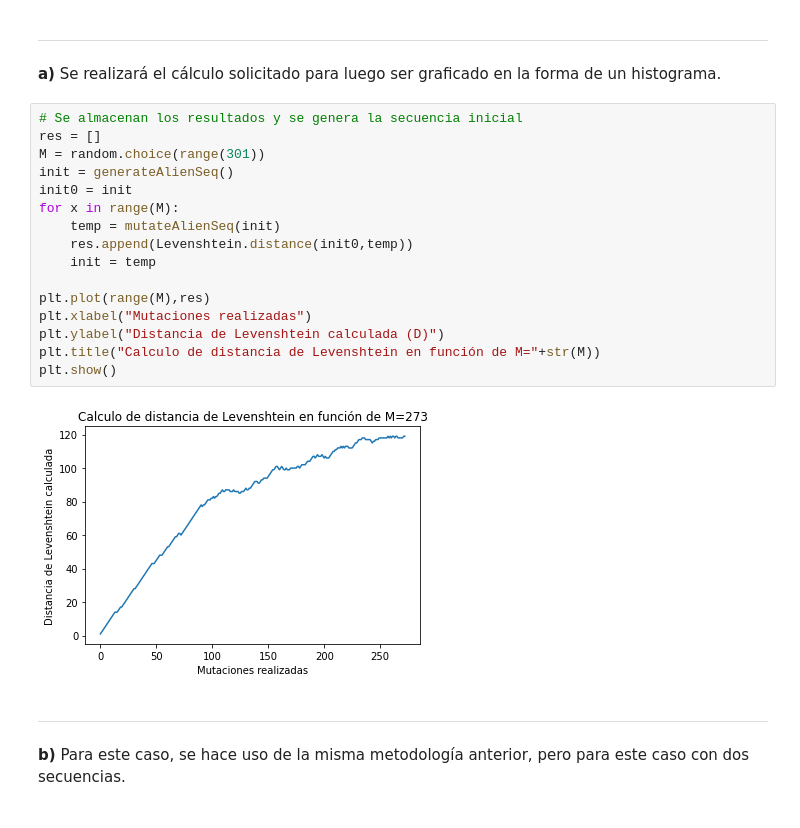
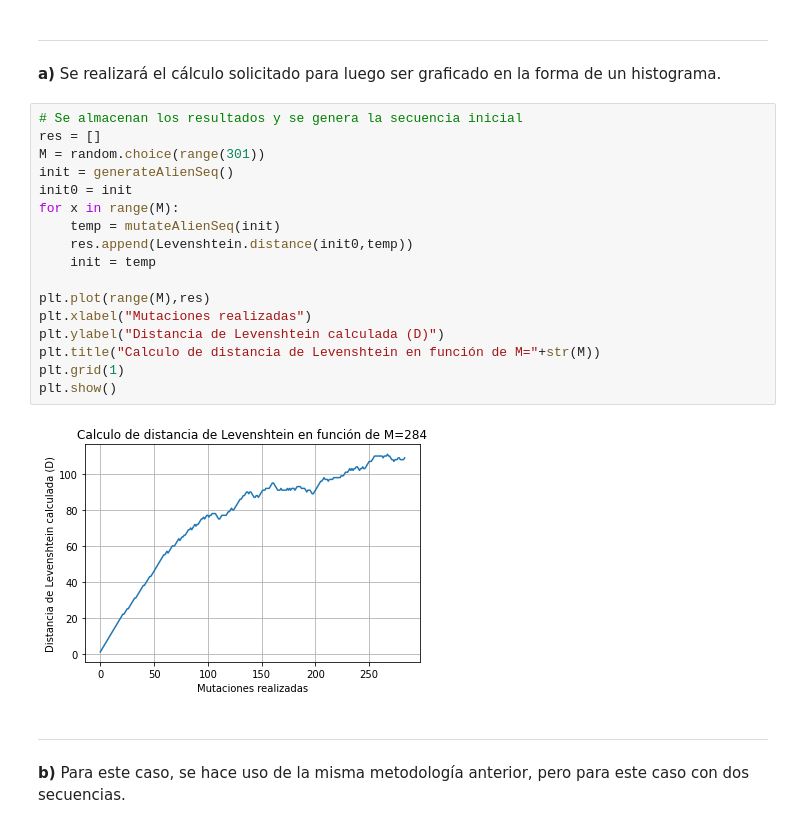
Before and after one commit to MaxGGx/Introduccion-a-bioinformatica, a Jupyter notebook: Tarea 1/Tarea_1.ipynb, the cells around one changed output. Drawn from its saved outputs; the diff is of its cells as text.

```diff
--- a/Tarea 1/Tarea_1.ipynb
+++ b/Tarea 1/Tarea_1.ipynb
@@ -140,21 +181,22 @@ def mutateAlienSeq(seq):
 # %%
 # Se almacenan los resultados y se genera la secuencia inicial
 res = []
 M = random.choice(range(301))
 init = generateAlienSeq()
 init0 = init
 for x in range(M):
     temp = mutateAlienSeq(init)
     res.append(Levenshtein.distance(init0,temp))
     init = temp
 
 plt.plot(range(M),res)
 plt.xlabel("Mutaciones realizadas")
 plt.ylabel("Distancia de Levenshtein calculada (D)")
 plt.title("Calculo de distancia de Levenshtein en función de M="+str(M))
+plt.grid(1)
 plt.show()
 # %% [output]
-[figure, old version]
+[figure, new version]
 # %% [markdown]
 ***
 
```
Also changed, not shown: parts of 6 cells of this notebook.
